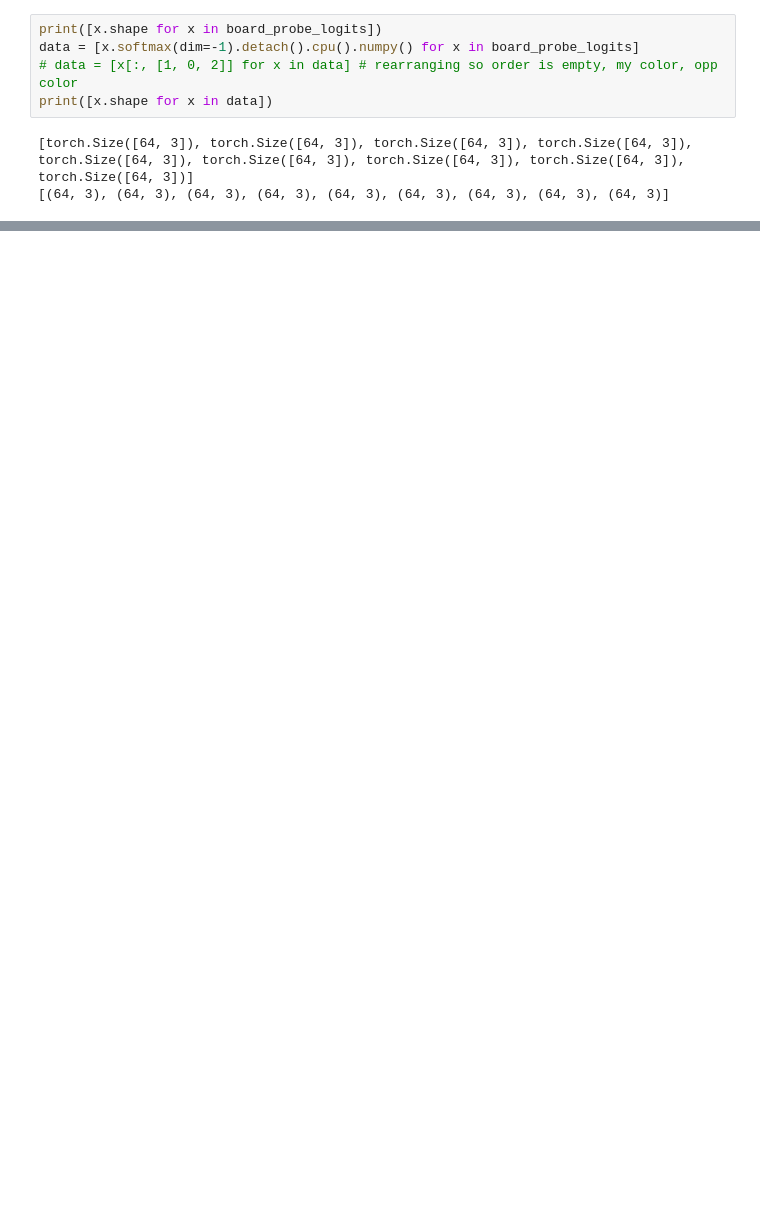
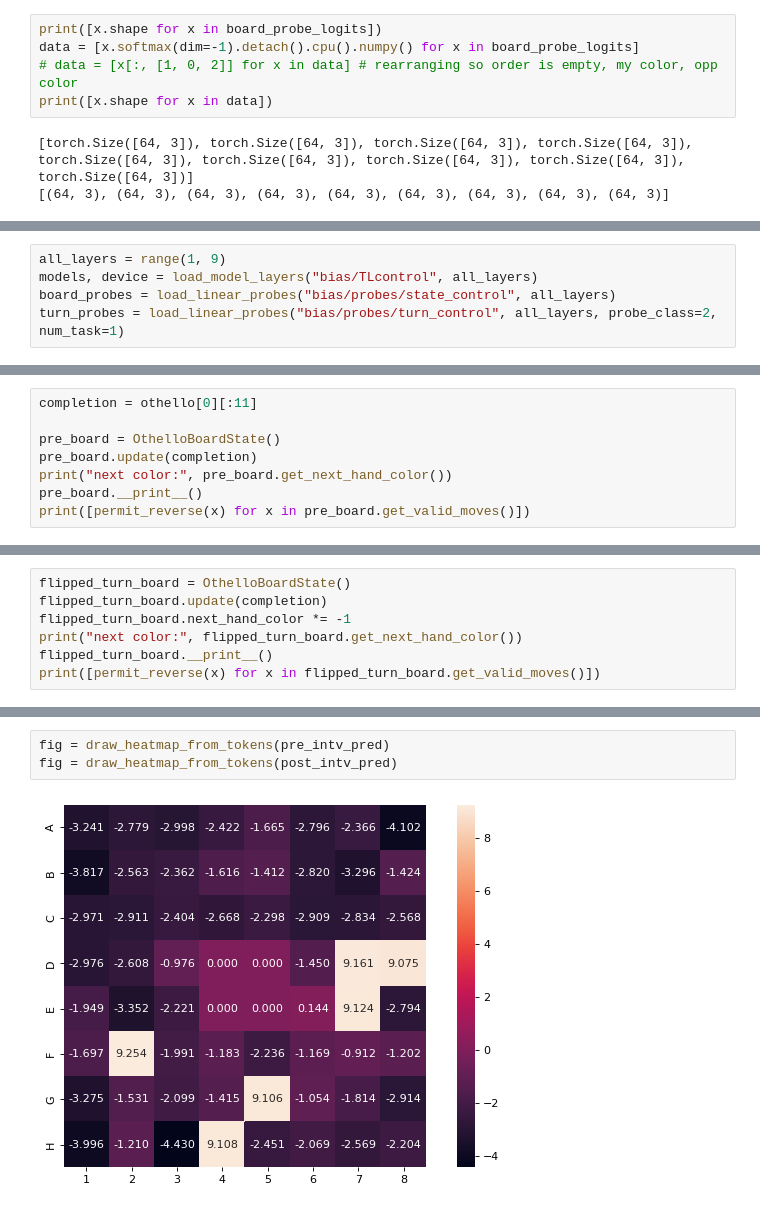
Before and after one commit to icemoon97/othello_world, a Jupyter notebook: linear_board_probes.ipynb, the cells around one changed output, grey strips where cells are left out. Cells and saved outputs as stored; diff of their text form; blank space fills up the shorter version.

```diff
--- a/linear_board_probes.ipynb
+++ b/linear_board_probes.ipynb
@@ -512,0 +551,5 @@ print(xticks)
+# %%
+all_layers = range(1, 9)
+models, device = load_model_layers("bias/TLcontrol", all_layers)
+board_probes = load_linear_probes("bias/probes/state_control", all_layers)
+turn_probes = load_linear_probes("bias/probes/turn_control", all_layers, probe_class=2, num_task=1)
@@ -512,0 +563,8 @@ print(xticks)
+# %%
+completion = othello[0][:11]
+
+pre_board = OthelloBoardState()
+pre_board.update(completion)
+print("next color:", pre_board.get_next_hand_color())
+pre_board.__print__()
+print([permit_reverse(x) for x in pre_board.get_valid_moves()])
@@ -512,0 +586,7 @@ print(xticks)
+# %%
+flipped_turn_board = OthelloBoardState()
+flipped_turn_board.update(completion)
+flipped_turn_board.next_hand_color *= -1
+print("next color:", flipped_turn_board.get_next_hand_color())
+flipped_turn_board.__print__()
+print([permit_reverse(x) for x in flipped_turn_board.get_valid_moves()])
@@ -512,0 +692,5 @@ print(xticks)
+# %%
+fig = draw_heatmap_from_tokens(pre_intv_pred)
+fig = draw_heatmap_from_tokens(post_intv_pred)
+# %% [output]
+[figure, added]
```
Also changed, not shown: parts of 32 cells of this notebook, 3 other files.
